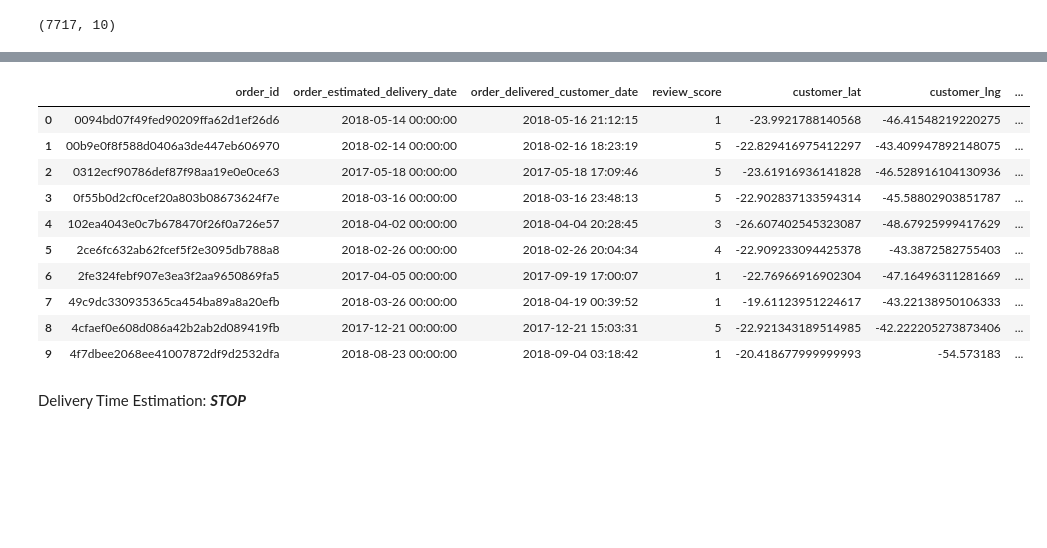
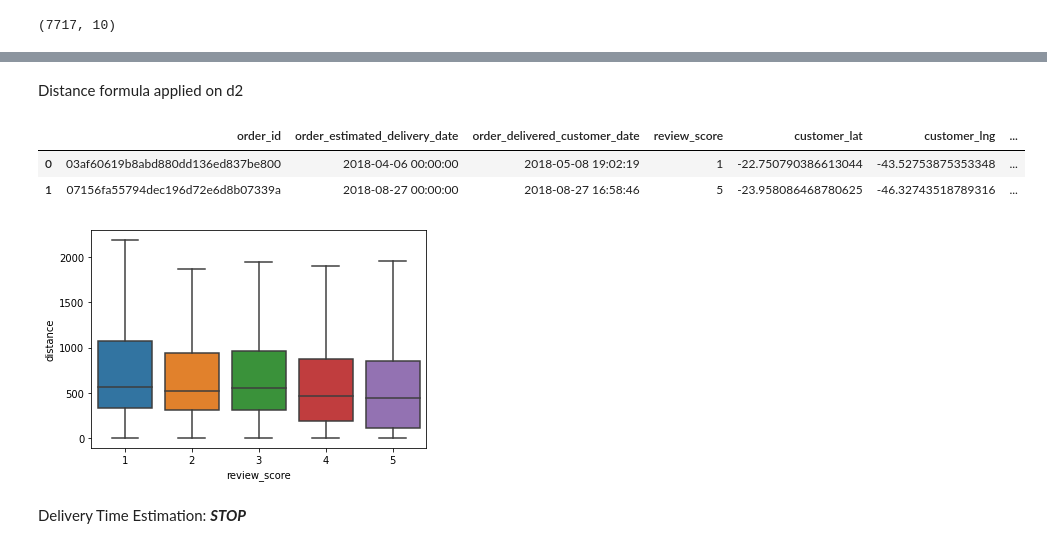
Before and after one commit to NainaAgrawal/ecommerce_sales_analysis, a Jupyter notebook: ecommerceanalysis.ipynb, the cells around one changed output, grey strips where cells are left out. Cells and saved outputs as stored; diff of their text form; code cells hidden in the pictures; blank space fills up the shorter version.

```diff
--- a/ecommerceanalysis.ipynb
+++ b/ecommerceanalysis.ipynb
@@ -520,9 +509,9 @@ def distance(customer_lat, customer_lng, seller_lat, seller_lng):
 # %%
 distance = []
-for i in tqdm.tqdm(d2.order_id):
+for i in tqdm.tqdm(d2.order_id.to_list()):
   try:
-    origin = (d2[d2.order_id == i].seller_lat.astype(float), d2[d2.order_id == i].seller_lng.astype(float))  # (latitude, longitude) don't confuse
-    dest = (d2[d2.order_id == i].customer_lat.astype(float), d2[d2.order_id == i].customer_ln.astype(float))
+    origin = (d2[d2.order_id == i].seller_lat.to_list()[0], d2[d2.order_id == i].seller_lng.to_list()[0])  # (latitude, longitude) don't confuse
+    dest = (d2[d2.order_id == i].customer_lat.to_list()[0], d2[d2.order_id == i].customer_lng.to_list()[0])
 
     distance.append(geodesic(origin, dest).kilometers)
   except:
@@ -550,18 +519,27 @@ for i in tqdm.tqdm(d2.order_id):
+# %% [markdown]
+Distance formula applied on d2
+# %%
+distance = []
+for i in tqdm.tqdm(d1.order_id.to_list()):
+  try:
+    origin = (d1[d1.order_id == i].seller_lat.to_list()[0], d1[d1.order_id == i].seller_lng.to_list()[0])  # (latitude, longitude) don't confuse
+    dest = (d1[d1.order_id == i].customer_lat.to_list()[0], d1[d1.order_id == i].customer_lng.to_list()[0])
+
+    distance.append(geodesic(origin, dest).kilometers)
+  except:
+    distance.append(np.nan)
 # %%
 d2['distance'] = distance
 # %%
-d2[:10]
+d2[:2]
 # %% [output]
 |  | order_id | order_estimated_delivery_date | order_delivered_customer_date | review_score | customer_lat | customer_lng | ... |
-| 0 | 0094bd07f49fed90209ffa62d1ef26d6 | 2018-05-14 00:00:00 | 2018-05-16 21:12:15 | 1 | -23.9921788140568 | -46.41548219220275 | ... |
-| 1 | 00b9e0f8f588d0406a3de447eb606970 | 2018-02-14 00:00:00 | 2018-02-16 18:23:19 | 5 | -22.829416975412297 | -43.409947892148075 | ... |
-| 2 | 0312ecf90786def87f98aa19e0e0ce63 | 2017-05-18 00:00:00 | 2017-05-18 17:09:46 | 5 | -23.61916936141828 | -46.528916104130936 | ... |
-| 3 | 0f55b0d2cf0cef20a803b08673624f7e | 2018-03-16 00:00:00 | 2018-03-16 23:48:13 | 5 | -22.902837133594314 | -45.58802903851787 | ... |
-| 4 | 102ea4043e0c7b678470f26f0a726e57 | 2018-04-02 00:00:00 | 2018-04-04 20:28:45 | 3 | -26.607402545323087 | -48.67925999417629 | ... |
-| 5 | 2ce6fc632ab62fcef5f2e3095db788a8 | 2018-02-26 00:00:00 | 2018-02-26 20:04:34 | 4 | -22.909233094425378 | -43.3872582755403 | ... |
-| 6 | 2fe324febf907e3ea3f2aa9650869fa5 | 2017-04-05 00:00:00 | 2017-09-19 17:00:07 | 1 | -22.76966916902304 | -47.16496311281669 | ... |
-| 7 | 49c9dc330935365ca454ba89a8a20efb | 2018-03-26 00:00:00 | 2018-04-19 00:39:52 | 1 | -19.61123951224617 | -43.22138950106333 | ... |
-| 8 | 4cfaef0e608d086a42b2ab2d089419fb | 2017-12-21 00:00:00 | 2017-12-21 15:03:31 | 5 | -22.921343189514985 | -42.222205273873406 | ... |
-| 9 | 4f7dbee2068ee41007872df9d2532dfa | 2018-08-23 00:00:00 | 2018-09-04 03:18:42 | 1 | -20.418677999999993 | -54.573183 | ... |
+| 0 | 03af60619b8abd880dd136ed837be800 | 2018-04-06 00:00:00 | 2018-05-08 19:02:19 | 1 | -22.750790386613044 | -43.52753875353348 | ... |
+| 1 | 07156fa55794dec196d72e6d8b07339a | 2018-08-27 00:00:00 | 2018-08-27 16:58:46 | 5 | -23.958086468780625 | -46.32743518789316 | ... |
+# %%
+seaborn.boxplot(x= d2['review_score'].astype(int), y='distance', data=d2, showfliers = False)
+plt.show()
+# %% [output]
+[figure, added]
 # %% [markdown]
 Delivery Time Estimation: ***STOP***
```
Also changed, not shown: parts of 20 cells of this notebook.
